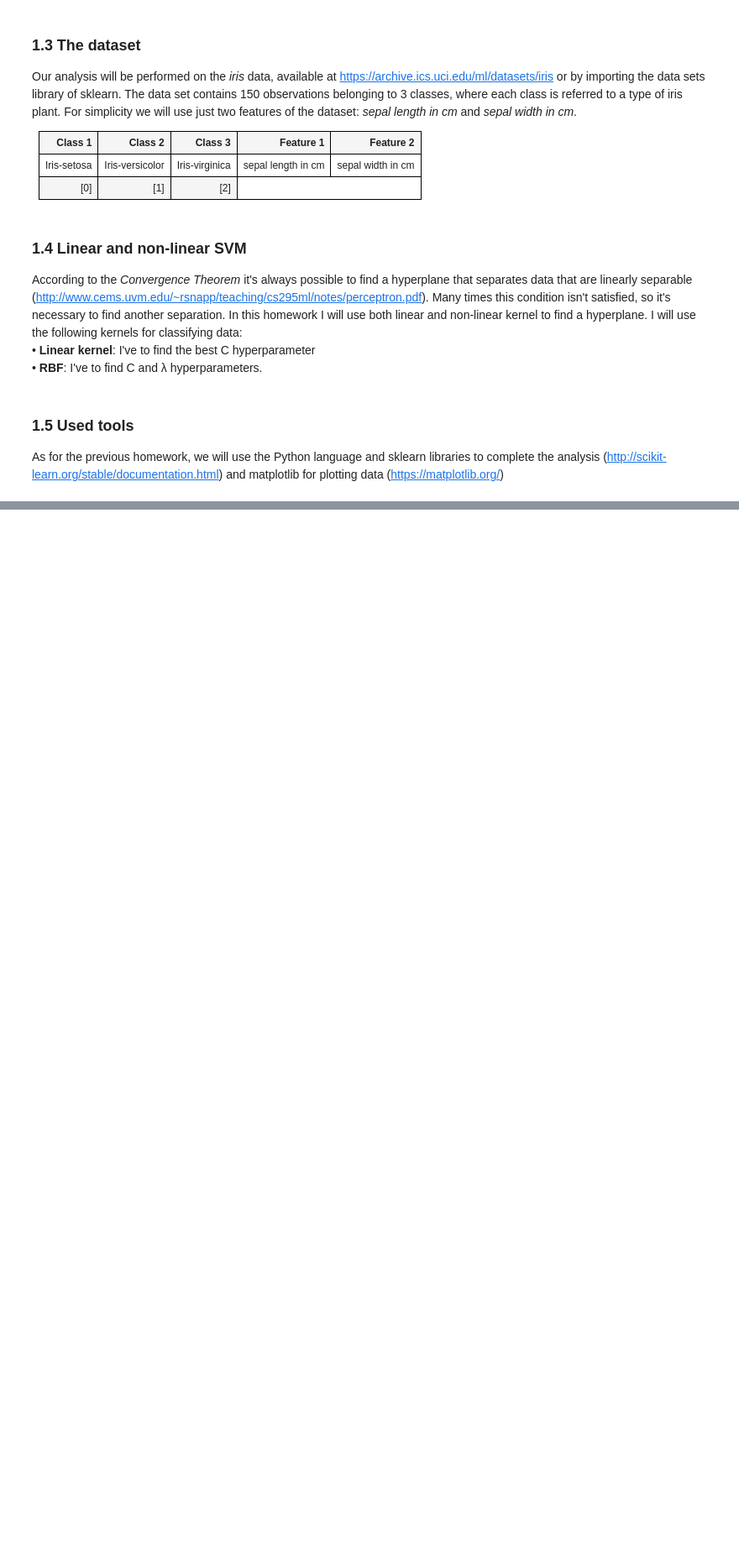
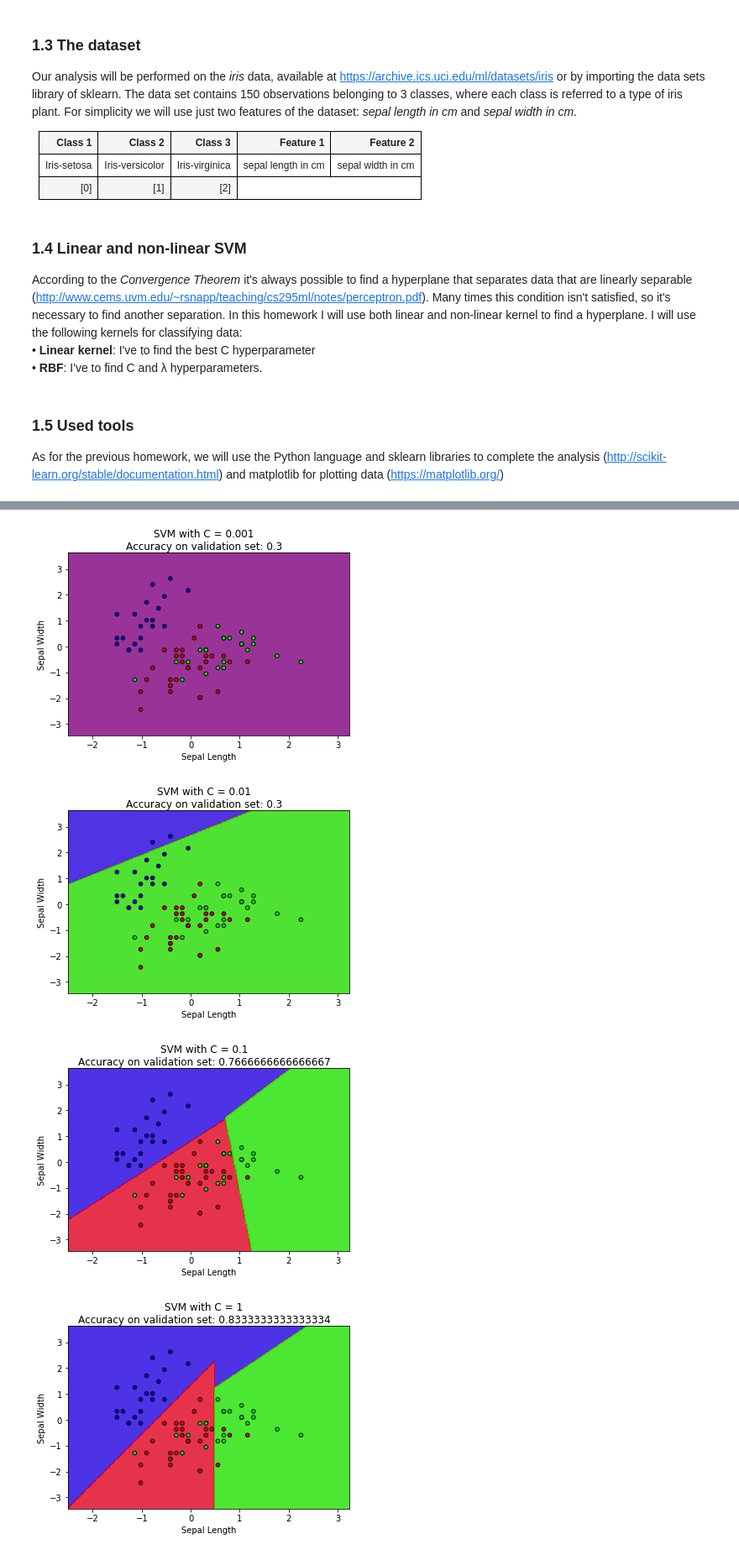
Before and after one commit to Marlowess/ML_AI_HW_2, a Jupyter notebook: homework2_notebook.ipynb, the cells around one changed output, grey strips where cells are left out. Shown at 84% size. Cells and saved outputs as stored; diff of their text form; code cells hidden in the pictures; blank space fills up the shorter version.

```diff
--- a/homework2_notebook.ipynb
+++ b/homework2_notebook.ipynb
@@ -79,3 +84,15 @@ def loadData():
     X = iris.data[:, :2]
     y = iris.target
     return X, y
+
+def splitting_function(X, y):
+    y = y[:].astype(np.float)
+    X_train, X_validation, y_train, y_validation = train_test_split(X, y, test_size=0.2, random_state=12)
+    X_train, X_test, y_train, y_test = train_test_split(X_train, y_train, test_size=0.375, random_state=7)
+    return X_train, X_validation, X_test, y_train, y_validation, y_test
+# %%
+scaler = StandardScaler()
+X, y = loadData() # gets input and labels arrays
+X = scaler.fit_transform(X)
+# %%
+X_train, X_validation, X_test, y_train, y_validation, y_test = splitting_function(X, y)
@@ -81,0 +184,7 @@ def loadData():
+# %%
+scores, clf = svm_with_kernel(X, y, X_train, y_train, X_validation, y_validation, 'linear', 'auto')
+# %% [output]
+[figure, added]
+[figure, added]
+[figure, added]
+[figure, added]
```
Also changed, not shown: parts of 32 cells of this notebook.
